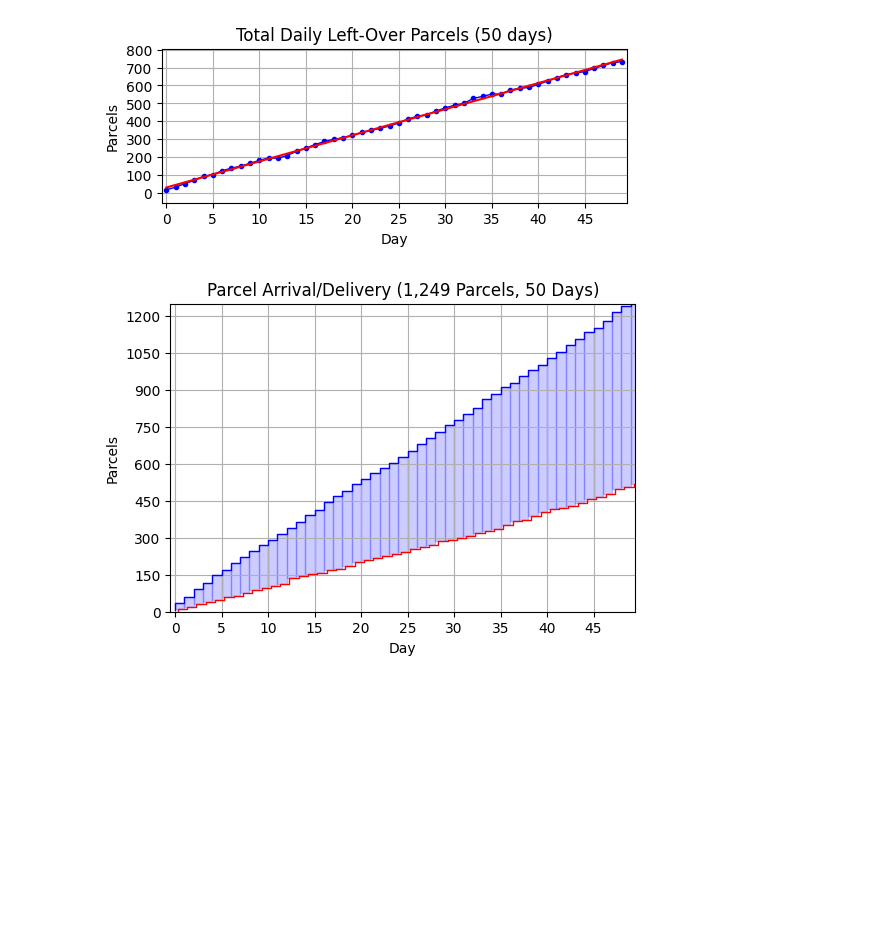
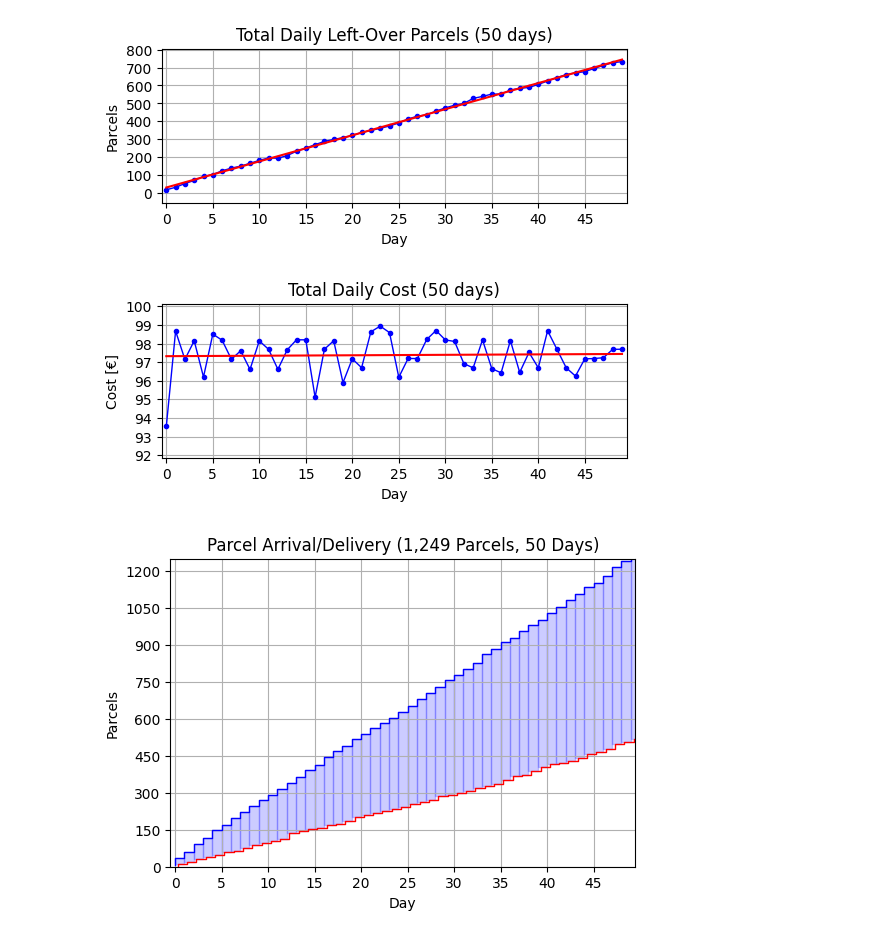
Before and after one commit to Somewhat-Coder/MSO, a Jupyter notebook: Simulation Step 7C Static Allocation v3.ipynb, the cells around one changed output. Saved outputs shown, nothing was run; the diff lists cells and outputs as text; code cells hidden in the pictures; blank space fills up the shorter version.

```diff
--- a/Simulation Step 7C Static Allocation v3.ipynb
+++ b/Simulation Step 7C Static Allocation v3.ipynb
@@ -1412,6 +1412,10 @@ rec3.plotWorkingTime()
 rec3.plotParcelsLeftOver()
 # %% [output]
 [figure]
+# %%
+rec3.plotDailyCost()
+# %% [output]
+[figure, added]
 # %%
 rec3.countPlot()
 # %% [output]
```
Also changed, not shown: 4 other files.
